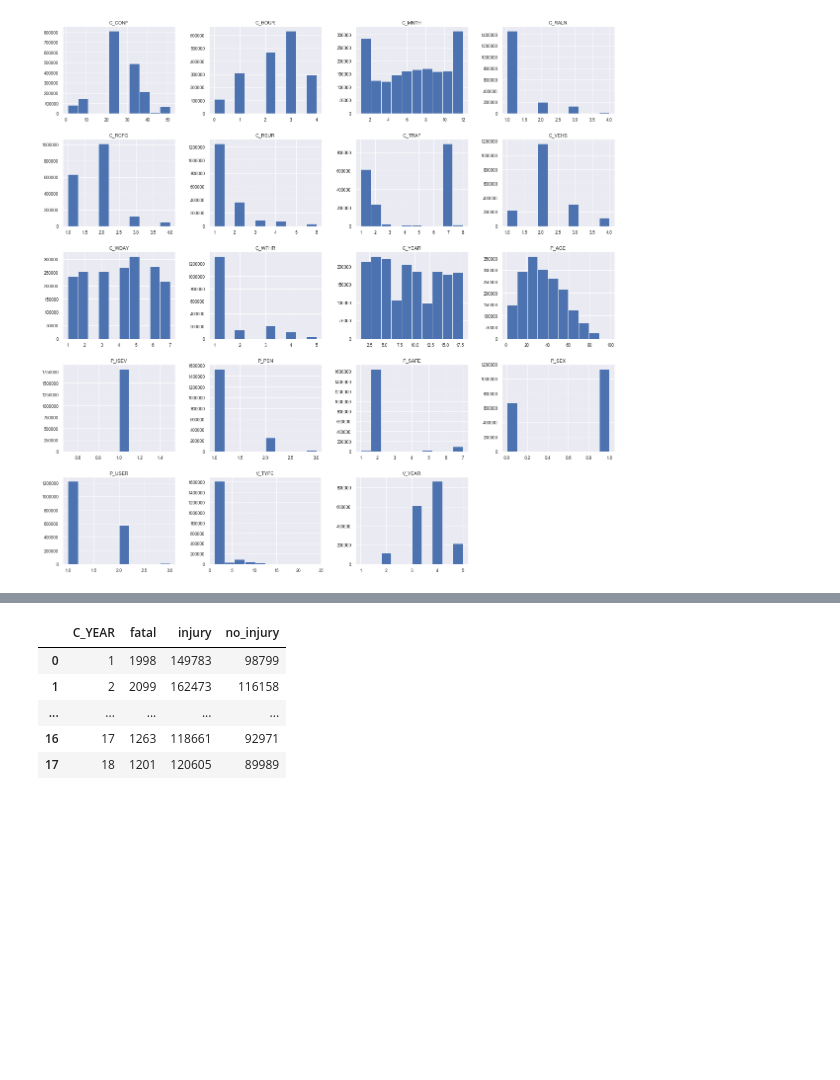
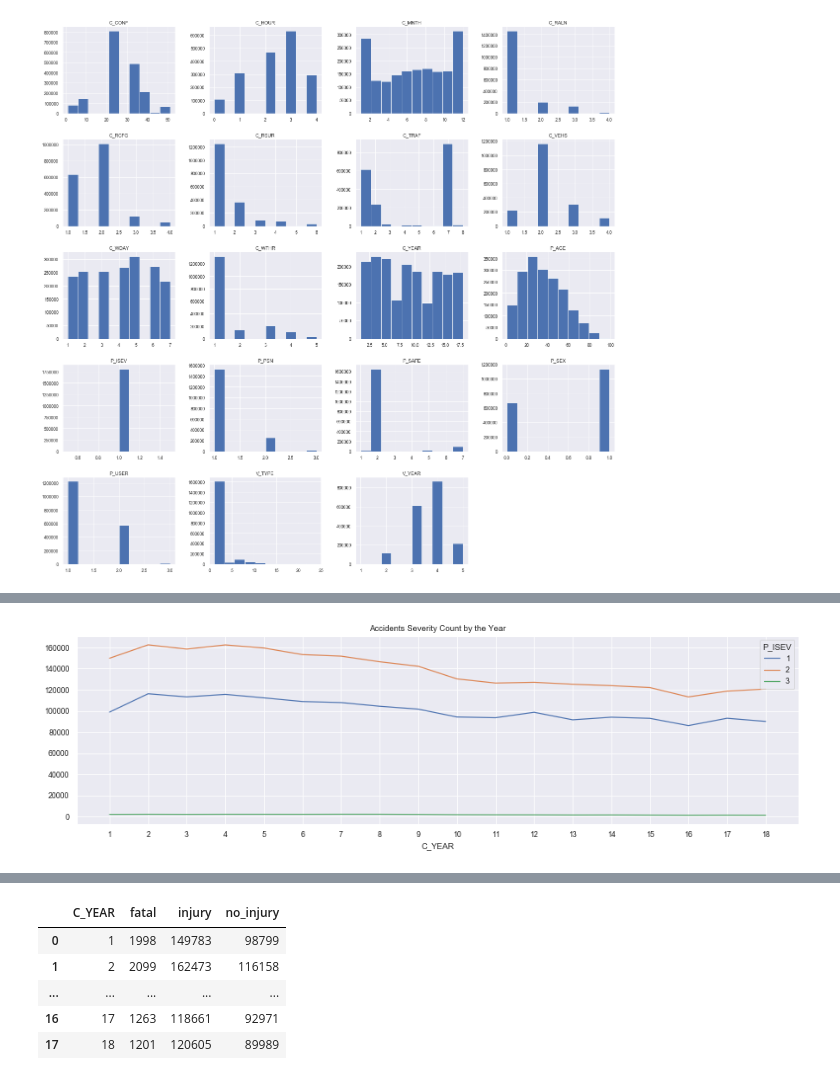
Before and after one commit to pgunabal/Capstone_CKME136_Winter_2018, a Jupyter notebook: CKME136X10_2018_EDA_ON_FINAL_DATASET.ipynb, the cells around one changed output, grey strips where cells are left out. Drawn from its saved outputs; the diff is of its cells as text; code cells hidden in the pictures; blank space fills up the shorter version.

```diff
--- a/CKME136X10_2018_EDA_ON_FINAL_DATASET.ipynb
+++ b/CKME136X10_2018_EDA_ON_FINAL_DATASET.ipynb
@@ -133,3 +158,0 @@ df.groupby(['C_YEAR', 'P_ISEV']).size().unstack().plot(figsize=(15,10), kind='li
-# %%
-def plot_year_vs_cat(data):
-    df.groupby(['C_YEAR', 'P_ISEV']).size().unstack().plot(figsize=(15,10), kind='line', title = 'Year vs Accident Severity', stacked = True)
@@ -135,0 +168,7 @@ def plot_year_vs_cat(data):
+# %%
+def plot_year_vs_cat(data, x, y, title, xt):
+    data.astype('int').groupby([x,y]).size().unstack().plot(figsize=(15,4), kind='line', title = title, xticks = xt)
+    plt.show()
+def plot_year_vs_cat_fatal(data, x, y, title, xt):
+    xp = data.astype('int').groupby([x,y]).size().unstack()[3].plot(figsize=(15,4), kind='line', title = title, xticks = xt)
+    plt.show()
@@ -135,0 +182,87 @@ def plot_year_vs_cat(data):
+# %%
+title = "Accidents Severity Count by the Year"
+xt = df['C_YEAR'].unique()
+plot_year_vs_cat(df, 'C_YEAR', 'P_ISEV', title, xt)
+plot_year_vs_cat_fatal(df, 'C_YEAR', 'P_ISEV', title, xt)
+
+title = "Accident Severity Count by Month"
+xt = df['C_MNTH'].unique()
+plot_year_vs_cat(df, 'C_MNTH', 'P_ISEV', title, xt)
+plot_year_vs_cat_fatal(df, 'C_MNTH', 'P_ISEV', title, xt)
+
+title = "Accident Severity Count by Weekday"
+xt = df['C_WDAY'].unique()
+plot_year_vs_cat(df, 'C_WDAY', 'P_ISEV', title, xt)
+plot_year_vs_cat_fatal(df, 'C_WDAY', 'P_ISEV', title, xt)
+
+title = "Accident Severity Count by Hour"
+xt = df['C_HOUR'].unique()
+plot_year_vs_cat(df, 'C_HOUR', 'P_ISEV', title, xt)
+plot_year_vs_cat_fatal(df, 'C_HOUR', 'P_ISEV', title, xt)
+
+title = "Accident Severity Count by Number of Vehicles involved"
+xt = df['C_VEHS'].unique()
+plot_year_vs_cat(df, 'C_VEHS', 'P_ISEV', title, xt)
+plot_year_vs_cat_fatal(df, 'C_VEHS', 'P_ISEV', title, xt)
+
+title = "Accident Severity Count by Collition Configuraiton"
+xt = df['C_CONF'].unique()
+plot_year_vs_cat(df, 'C_CONF', 'P_ISEV', title, xt)
+plot_year_vs_cat_fatal(df, 'C_CONF', 'P_ISEV', title, xt)
+
+title = "Accident Severity Count by Road Configuraiton"
+xt = df['C_RCFG'].unique()
+plot_year_vs_cat(df, 'C_RCFG', 'P_ISEV', title, xt)
+plot_year_vs_cat_fatal(df, 'C_RCFG', 'P_ISEV', title, xt)
+
+title = "Accident Severity Count by Weather Condition"
+xt = df['C_WTHR'].unique()
+plot_year_vs_cat(df, 'C_WTHR', 'P_ISEV', title, xt)
+plot_year_vs_cat_fatal(df, 'C_WTHR', 'P_ISEV', title, xt)
+
+title = "Accident Severity Count by Road Surface Condition"
+xt = df['C_RSUR'].unique()
+plot_year_vs_cat(df, 'C_RSUR', 'P_ISEV', title, xt)
+plot_year_vs_cat_fatal(df, 'C_RSUR', 'P_ISEV', title, xt)
+
+title = "Accident Severity Count by Traffic Configuraiton"
+xt = df['C_TRAF'].unique()
+plot_year_vs_cat(df, 'C_TRAF', 'P_ISEV', title, xt)
+plot_year_vs_cat_fatal(df, 'C_TRAF', 'P_ISEV', title, xt)
+
+title = "Accident Severity Count by Vehicle Type"
+xt = df['V_TYPE'].unique()
+plot_year_vs_cat(df, 'V_TYPE', 'P_ISEV', title, xt)
+plot_year_vs_cat_fatal(df, 'V_TYPE', 'P_ISEV', title, xt)
+
+title = "Accident Severity Count by Vehicle Year"
+xt = df['V_YEAR'].unique()
+plot_year_vs_cat(df, 'V_YEAR', 'P_ISEV', title, xt)
+plot_year_vs_cat_fatal(df, 'V_YEAR', 'P_ISEV', title, xt)
+
+title = "Accident Severity Count by Pasenger Sex"
+xt = df['P_SEX'].unique()
+plot_year_vs_cat(df, 'P_SEX', 'P_ISEV', title, xt)
+plot_year_vs_cat_fatal(df, 'P_SEX', 'P_ISEV', title, xt)
+
+title = "Accident Severity Count by Pasenger Age"
+xt = df['P_AGE'].unique()
+plot_year_vs_cat(df, 'P_AGE', 'P_ISEV', title, xt)
+plot_year_vs_cat_fatal(df, 'P_AGE', 'P_ISEV', title, xt)
+
+title = "Accident Severity Count by Pasenger Position"
+xt = df['P_PSN'].unique()
+plot_year_vs_cat(df, 'P_PSN', 'P_ISEV', title, xt)
+plot_year_vs_cat_fatal(df, 'P_PSN', 'P_ISEV', title, xt)
+
+title = "Accident Severity Count by Pasenger Safety Device Used"
+xt = df['P_SAFE'].unique()
+plot_year_vs_cat(df, 'P_SAFE', 'P_ISEV', title, xt)
+plot_year_vs_cat_fatal(df, 'P_SAFE', 'P_ISEV', title, xt)
+
+title = "Accident Severity Count by User Class"
+xt = df['P_USER'].unique()
+plot_year_vs_cat(df, 'P_USER', 'P_ISEV', title, xt)
+plot_year_vs_cat_fatal(df, 'P_USER', 'P_ISEV', title, xt)
+# %% [output]
+[figure, added]
```
Also changed, not shown: parts of 6 cells of this notebook, 4 other files.
